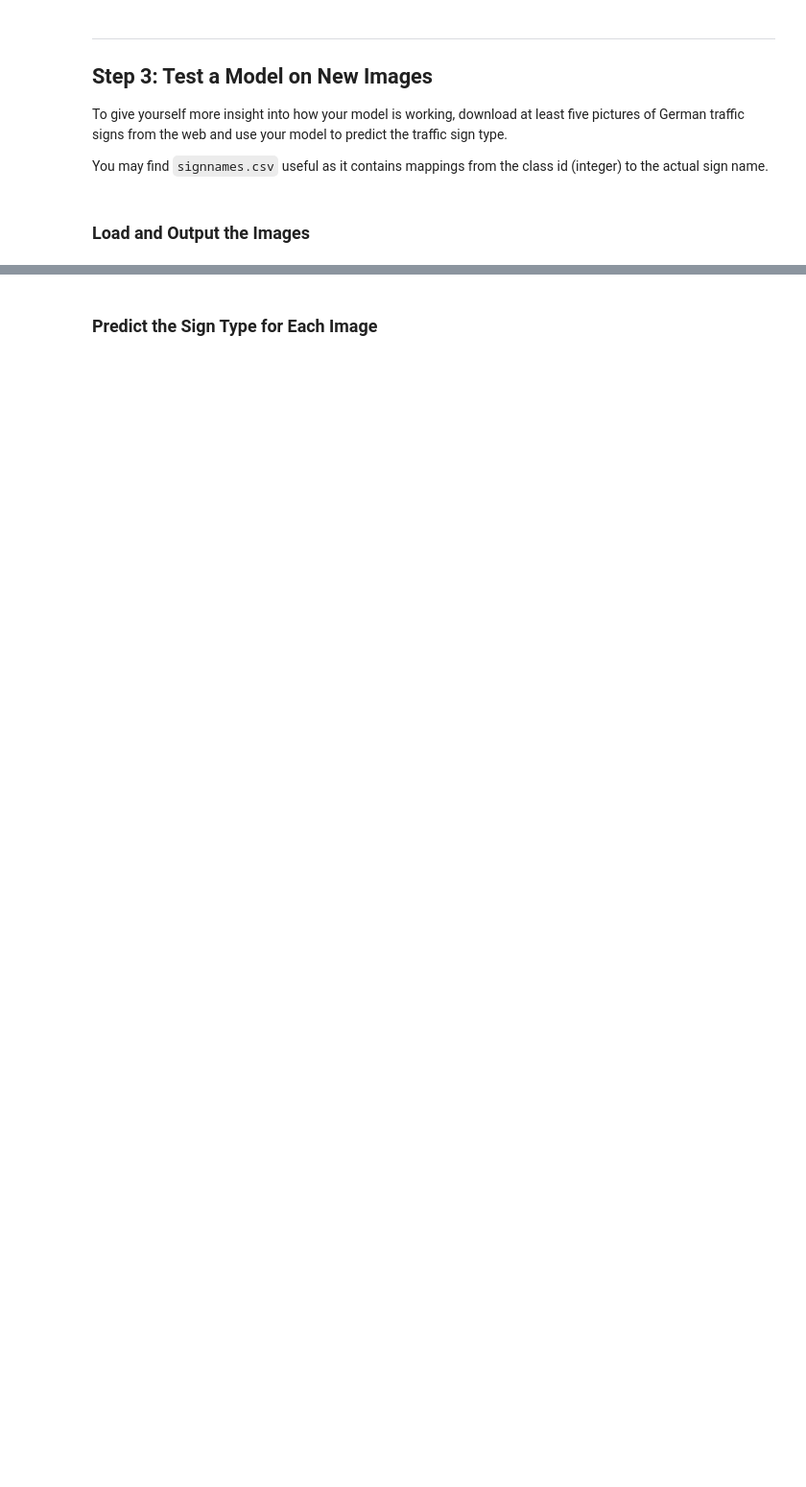
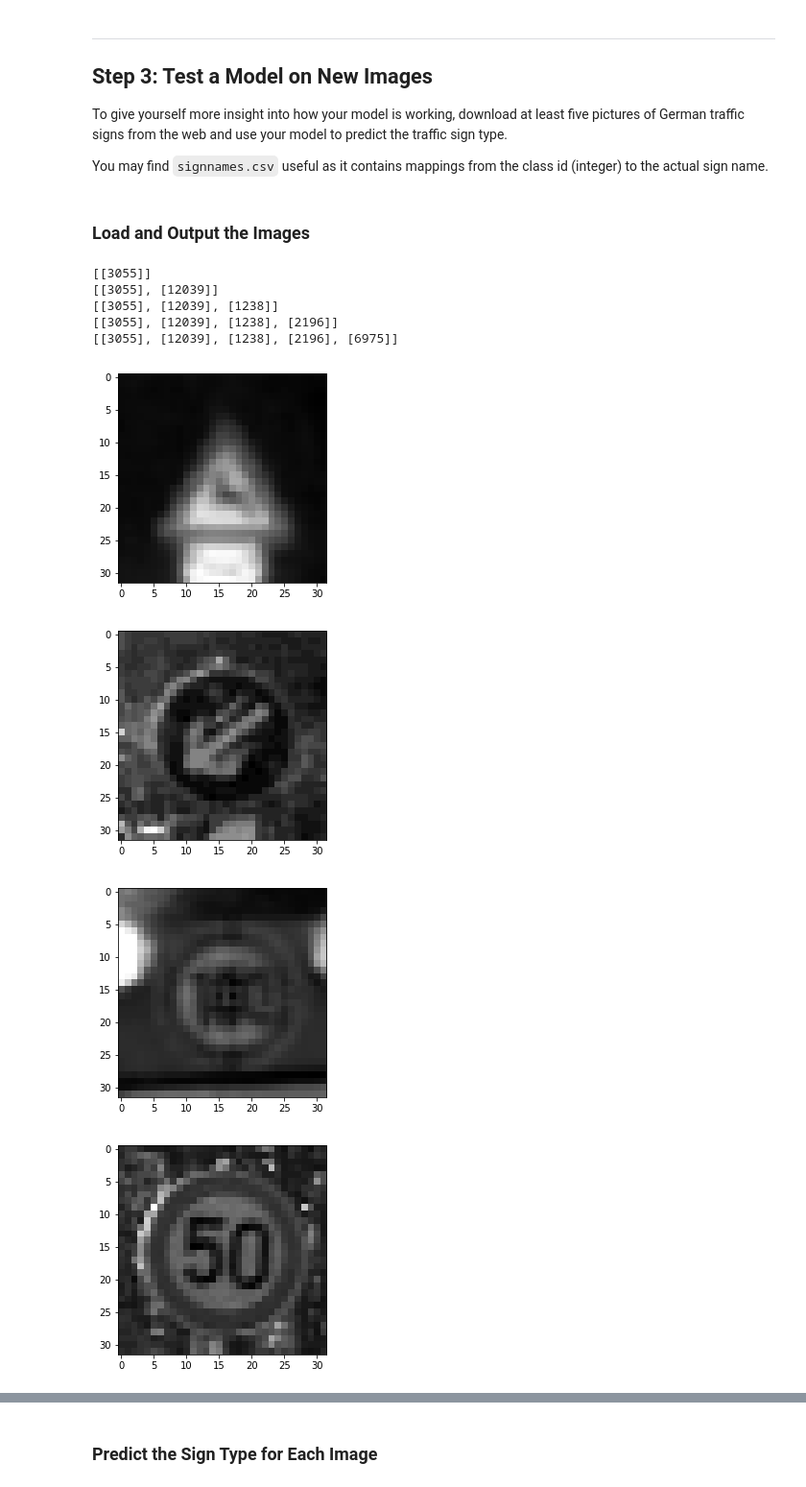
Before and after one commit to gbansal2/CarND-Term1-Projects, a Jupyter notebook: CarND-Traffic-Sign-Classifier-Project-Gaurav/Traffic_Sign_Classifier.ipynb, the cells around one changed output, grey strips where cells are left out. Shown: that part at 96% size. Cells and saved outputs as stored; diff of their text form; code cells hidden in the pictures; blank space fills up the shorter version.

```diff
--- a/CarND-Traffic-Sign-Classifier-Project-Gaurav/Traffic_Sign_Classifier.ipynb
+++ b/CarND-Traffic-Sign-Classifier-Project-Gaurav/Traffic_Sign_Classifier.ipynb
@@ -347,3 +347,24 @@ You may find `signnames.csv` useful as it contains mappings from the class id (i
 # %%
 ### Load the images and plot them here.
 ### Feel free to use as many code cells as needed.
+
+test_sample = []
+
+# visualize 5 random images from test set
+from random import randint
+for x_ in range (0, 5):
+    idx = randint(0,n_test)
+    test_sample.append([idx])
+    plt.figure()
+    plt.imshow(X_test[idx,:,:,0],cmap='gray')
+    print(test_sample)
+# %% [output]
+[[3055]]
+[[3055], [12039]]
+[[3055], [12039], [1238]]
+[[3055], [12039], [1238], [2196]]
+[[3055], [12039], [1238], [2196], [6975]]
+[figure, added]
+[figure, added]
+[figure, added]
+[figure, added]
```
Also changed, not shown: parts of 9 cells of this notebook.
